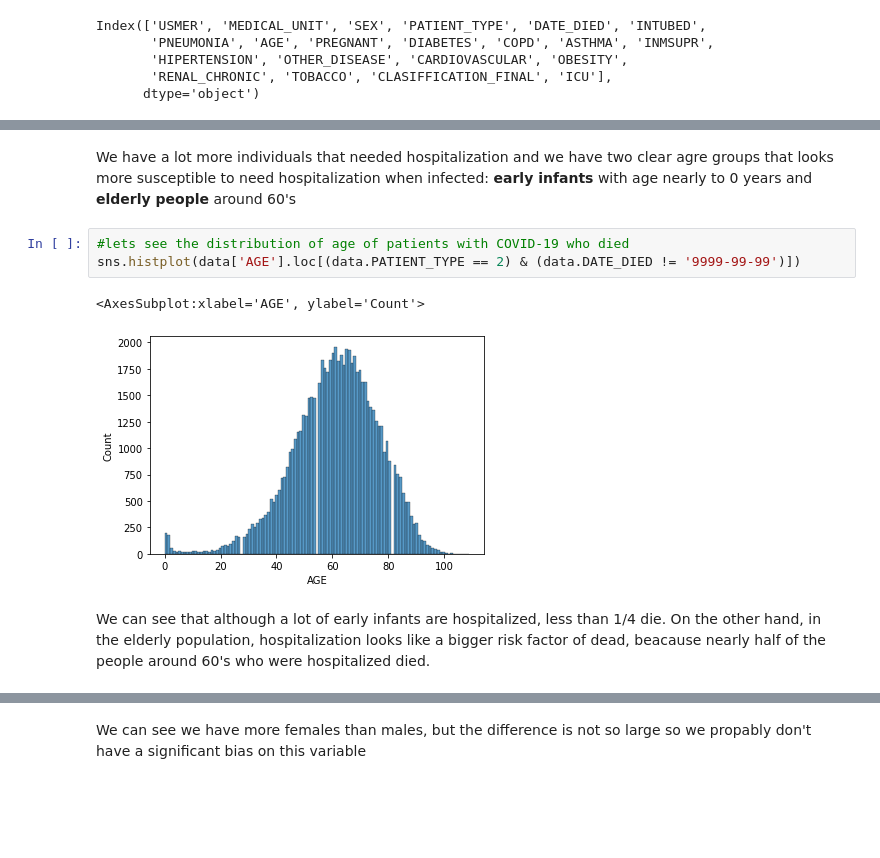
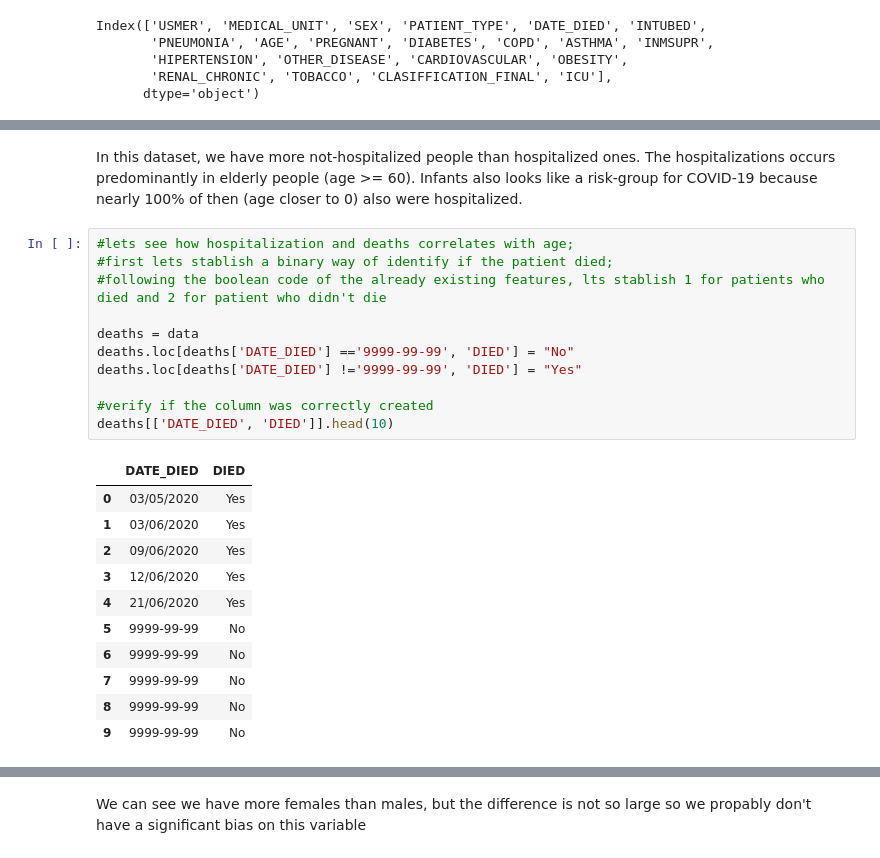
Before and after one commit to ailafelixa/EDA-RiskFactors-COVID-19, a Jupyter notebook: covid-19-data-exploration.ipynb, the cells around one changed output, grey strips where cells are left out. Drawn from its saved outputs; the diff is of its cells as text; blank space fills up the shorter version.

```diff
--- a/covid-19-data-exploration.ipynb
+++ b/covid-19-data-exploration.ipynb
@@ -108,10 +99,25 @@ sns.histplot(data['AGE'].loc[(data.PATIENT_TYPE == 2)])
-# %% [markdown]
-We have a lot more individuals that needed hospitalization and we have two clear agre groups that looks more susceptible to need hospitalization when infected: **early infants** with age nearly to 0 years and **elderly people** around 60's
-# %%
-#lets see the distribution of age of patients with COVID-19 who died
-sns.histplot(data['AGE'].loc[(data.PATIENT_TYPE == 2) & (data.DATE_DIED != '9999-99-99')])
-# %% [output]
-<AxesSubplot:xlabel='AGE', ylabel='Count'>
-[figure, removed]
-# %% [markdown]
-We can see that although a lot of early infants are hospitalized, less than 1/4 die. On the other hand, in the elderly population, hospitalization looks like a bigger risk factor of dead, beacause nearly half of the people around 60's who were hospitalized died.
+# %% [markdown]
+In this dataset, we have more not-hospitalized people than hospitalized ones. The hospitalizations occurs predominantly in elderly people (age >= 60). Infants also looks like a risk-group for COVID-19 because nearly 100% of then (age closer to 0) also were hospitalized.
+# %%
+#lets see how hospitalization and deaths correlates with age;
+#first lets stablish a binary way of identify if the patient died;
+#following the boolean code of the already existing features, lts stablish 1 for patients who died and 2 for patient who didn't die
+
+deaths = data
+deaths.loc[deaths['DATE_DIED'] =='9999-99-99', 'DIED'] = "No"
+deaths.loc[deaths['DATE_DIED'] !='9999-99-99', 'DIED'] = "Yes"
+
+#verify if the column was correctly created
+deaths[['DATE_DIED', 'DIED']].head(10)
+# %% [output]
+|  | DATE_DIED | DIED |
+| 0 | 03/05/2020 | Yes |
+| 1 | 03/06/2020 | Yes |
+| 2 | 09/06/2020 | Yes |
+| 3 | 12/06/2020 | Yes |
+| 4 | 21/06/2020 | Yes |
+| 5 | 9999-99-99 | No |
+| 6 | 9999-99-99 | No |
+| 7 | 9999-99-99 | No |
+| 8 | 9999-99-99 | No |
+| 9 | 9999-99-99 | No |
```
Also changed, not shown: parts of 10 cells of this notebook.
